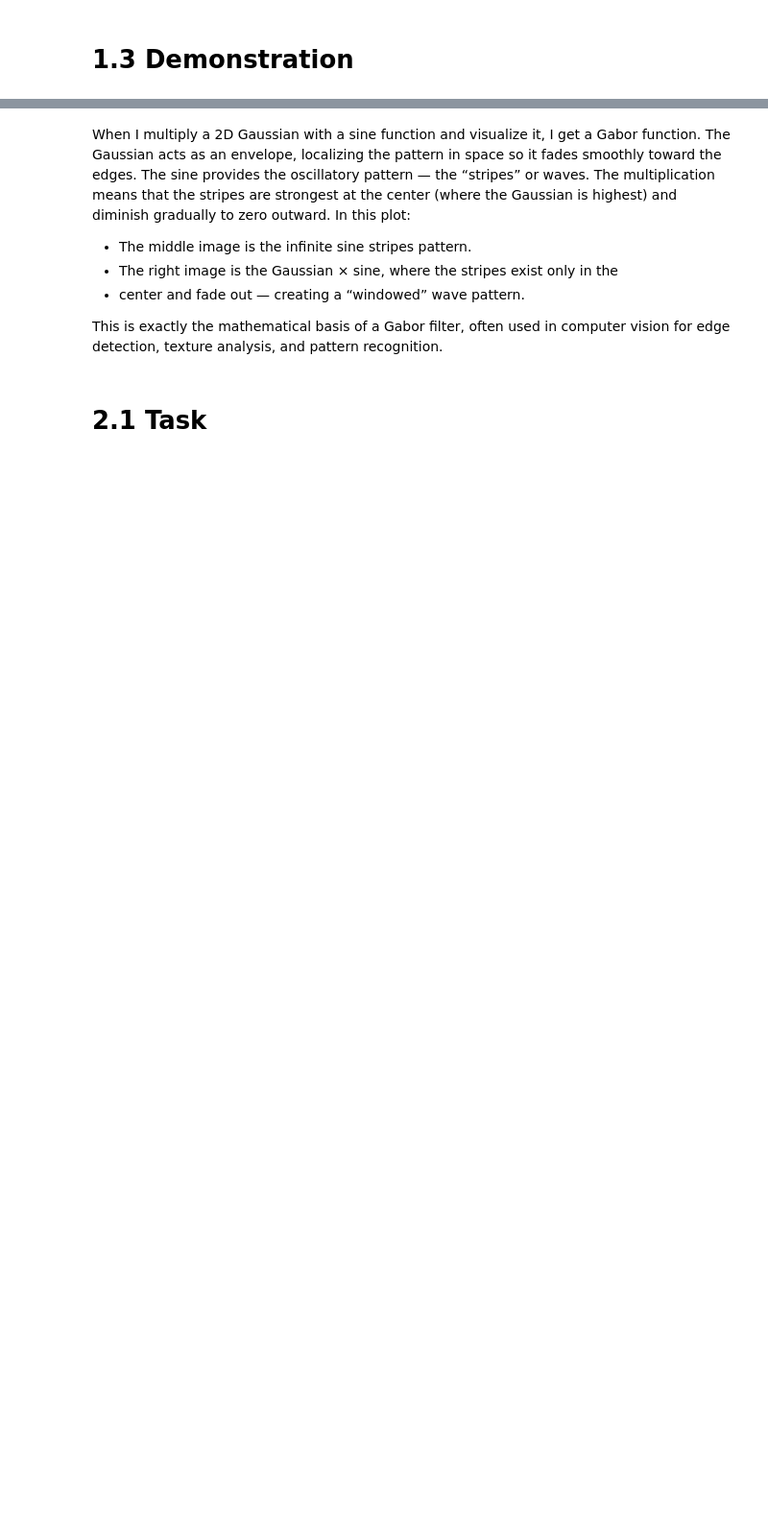
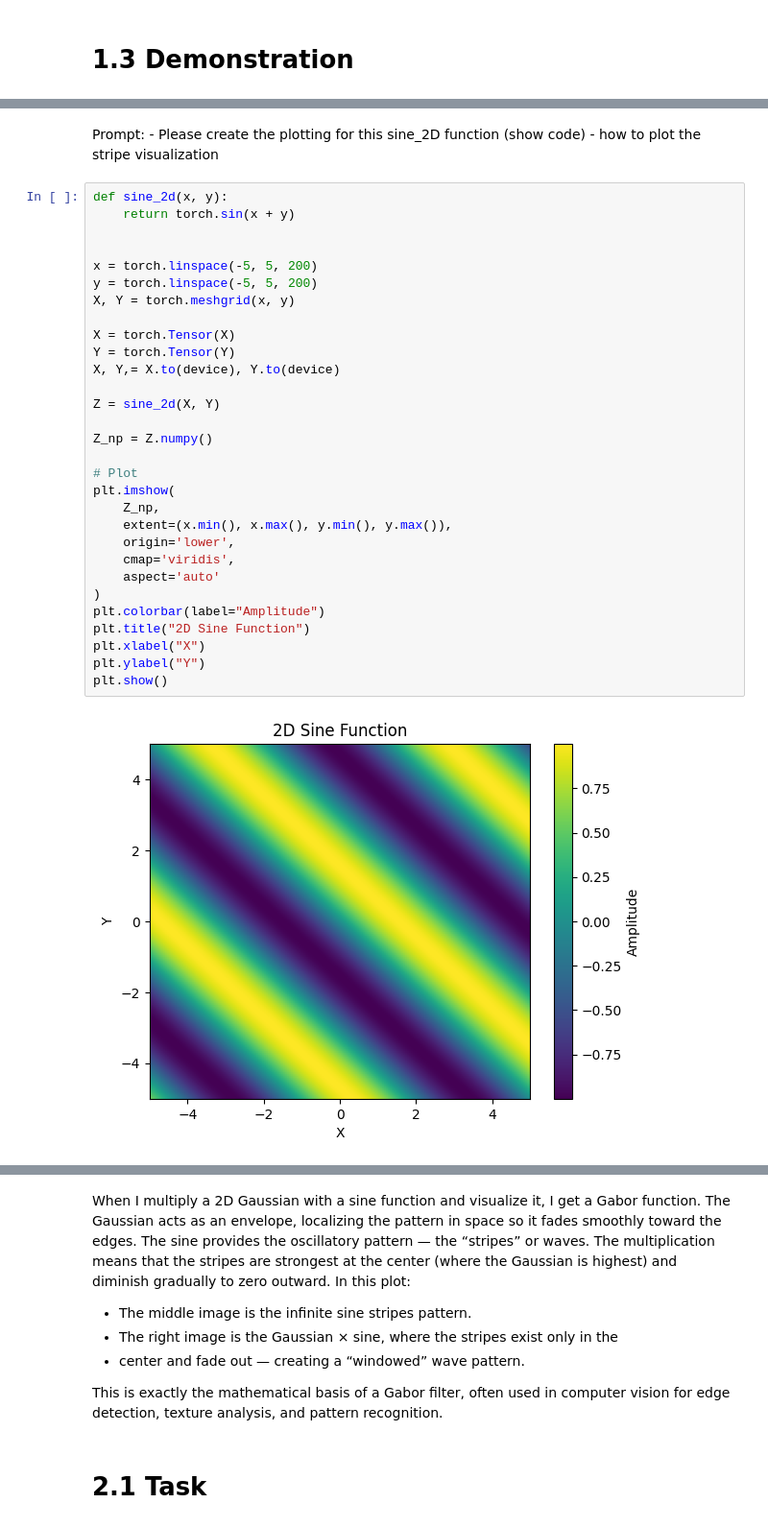
Before and after one commit to HezBoomin/comp3710-lab-1, a Jupyter notebook: Lab1.ipynb, the cells around one changed output, grey strips where cells are left out. Shown at 96% size. Cells and saved outputs as stored; diff of their text form; blank space fills up the shorter version.

```diff
--- a/Lab1.ipynb
+++ b/Lab1.ipynb
@@ -181,0 +108,35 @@ plt.show()
+# %% [markdown]
+Prompt: - Please create the plotting for this sine_2D function (show code)
+        - how to plot the stripe visualization
+# %%
+def sine_2d(x, y):
+    return torch.sin(x + y)
+
+
+x = torch.linspace(-5, 5, 200)
+y = torch.linspace(-5, 5, 200)
+X, Y = torch.meshgrid(x, y)
+
+X = torch.Tensor(X)
+Y = torch.Tensor(Y)
+X, Y,= X.to(device), Y.to(device)
+
+Z = sine_2d(X, Y)
+
+Z_np = Z.numpy()
+
+# Plot
+plt.imshow(
+    Z_np,
+    extent=(x.min(), x.max(), y.min(), y.max()),
+    origin='lower',
+    cmap='viridis',
+    aspect='auto'
+)
+plt.colorbar(label="Amplitude")
+plt.title("2D Sine Function")
+plt.xlabel("X")
+plt.ylabel("Y")
+plt.show()
+# %% [output]
+[figure, added]
```
Also changed, not shown: parts of 20 cells of this notebook.
